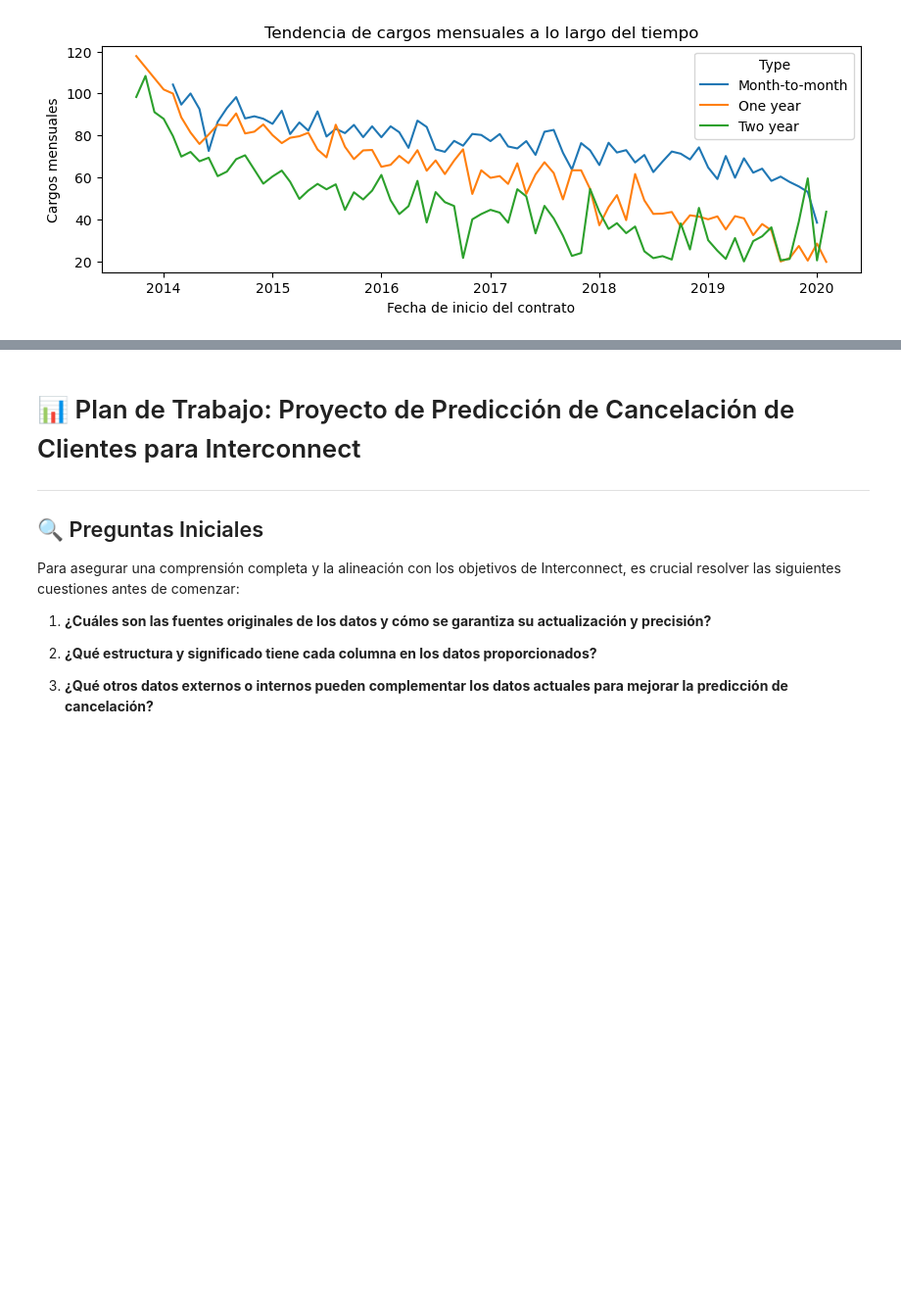
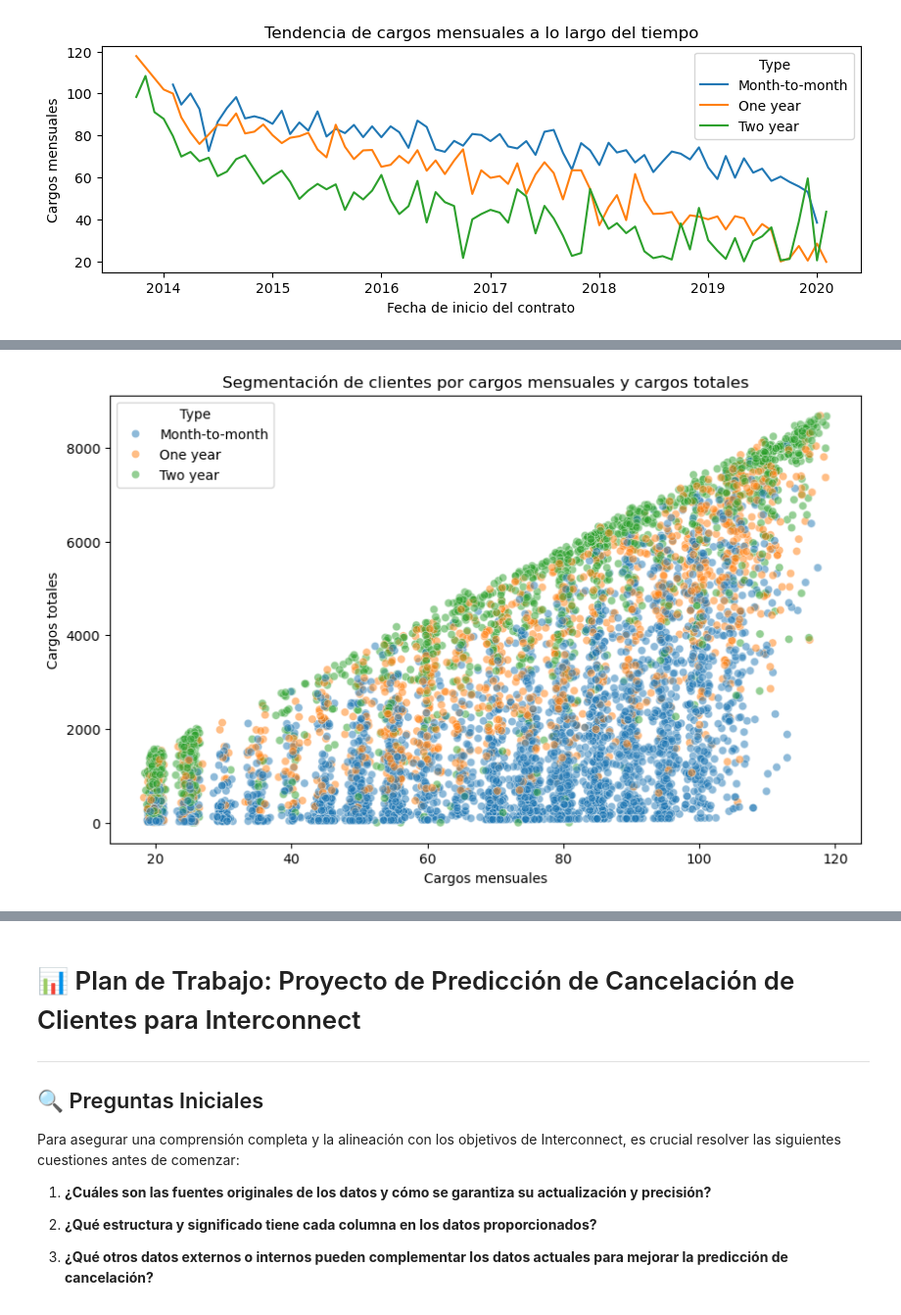
Before and after one commit to rodo-nunez/Interconnect-Churn-Prediction, a Jupyter notebook: Plan_de_Trabajo_Analsis_Exploratorio.ipynb, the cells around one changed output, grey strips where cells are left out. Shown at 98% size. Cells and saved outputs as stored; diff of their text form; code cells hidden in the pictures; blank space fills up the shorter version.

```diff
--- a/Plan_de_Trabajo_Analsis_Exploratorio.ipynb
+++ b/Plan_de_Trabajo_Analsis_Exploratorio.ipynb
@@ -265,0 +279,10 @@ plt.show()
+# %%
+# Segmentación de clientes
+plt.figure(figsize=(10, 6))
+sns.scatterplot(data=merged_data, x='MonthlyCharges', y='TotalCharges', hue='Type', alpha=0.5)
+plt.title('Segmentación de clientes por cargos mensuales y cargos totales')
+plt.xlabel('Cargos mensuales')
+plt.ylabel('Cargos totales')
+plt.show()
+# %% [output]
+[figure, added]
```
Also changed, not shown: parts of 3 cells of this notebook.
